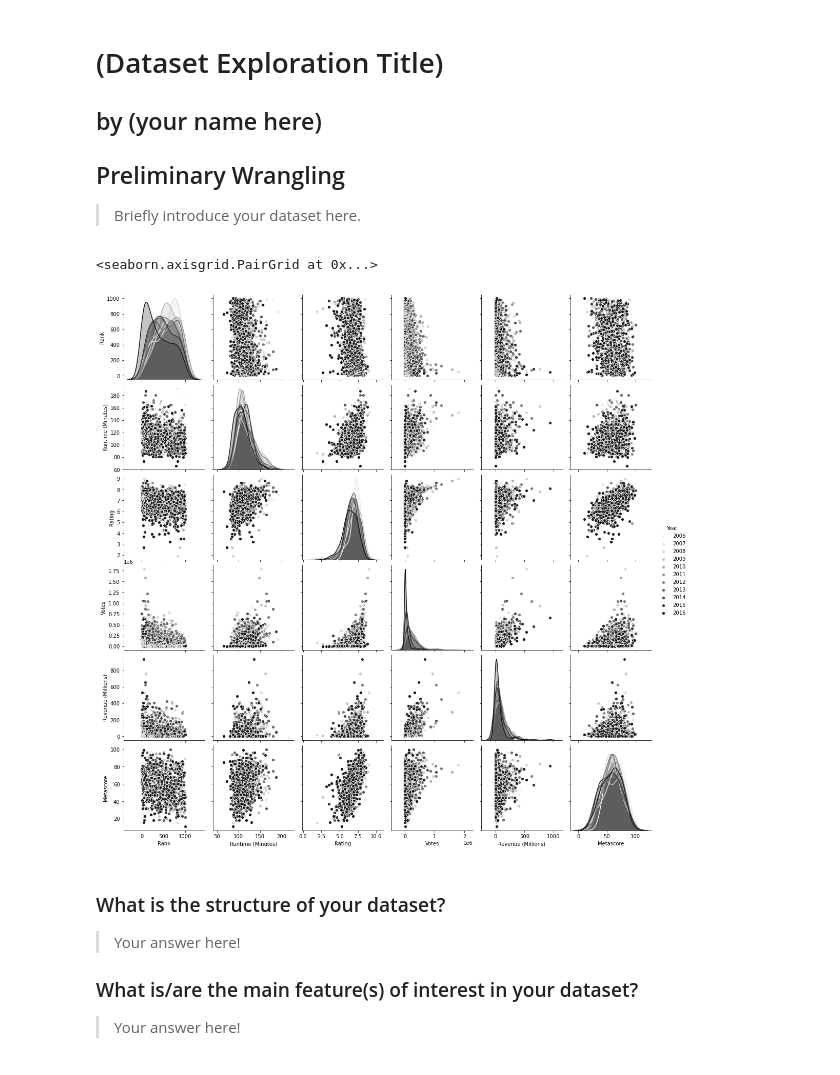
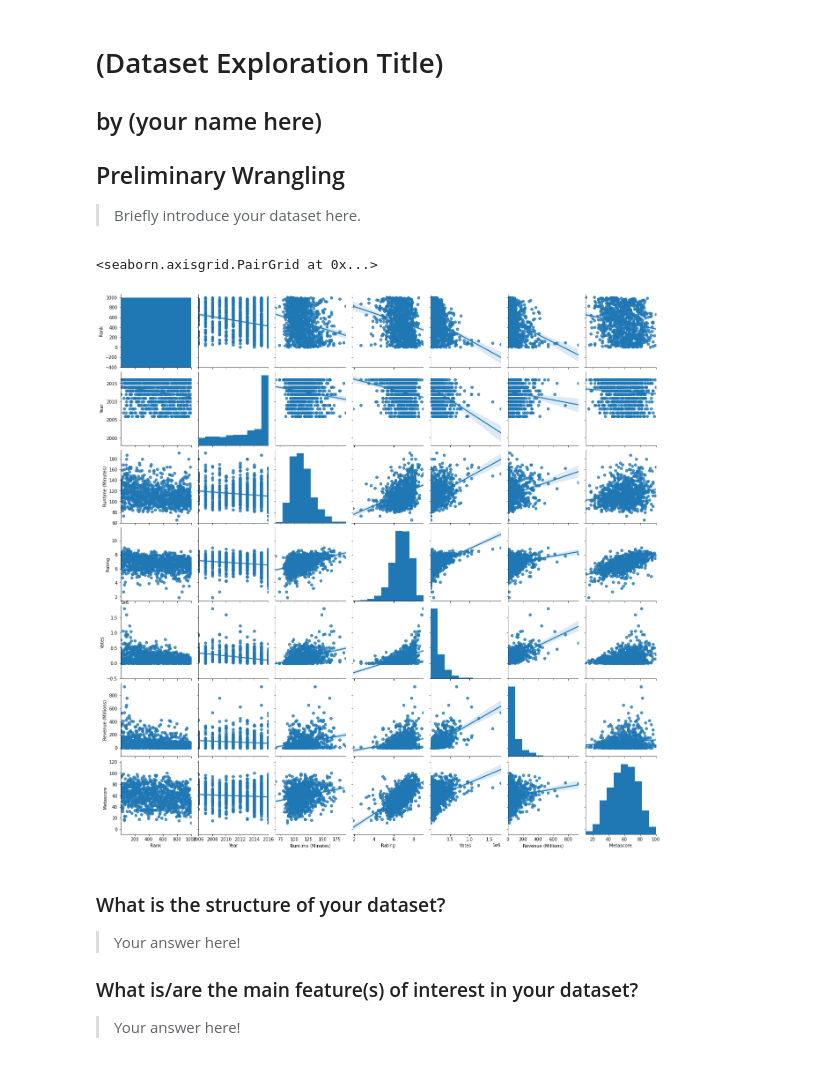
Before and after one commit to yufrances90/Communicate-Data-Findings, a Jupyter notebook: exploration_template-Copy1.ipynb, the cells around one changed output. Saved outputs shown, nothing was run; the diff lists cells and outputs as text; code cells hidden in the pictures.

```diff
--- a/exploration_template-Copy1.ipynb
+++ b/exploration_template-Copy1.ipynb
@@ -21,10 +21,10 @@ data_filepath = os.path.join(data_dir, 'IMDB-Movie-Data.csv')
 
 df = pd.read_csv(data_filepath)
 # %%
-sns.pairplot(df, palette='Greys', hue="Year")
+sns.pairplot(df, kind="reg")
 # %% [output]
 <seaborn.axisgrid.PairGrid at 0x...>
-[figure, old version]
+[figure, new version]
 # %%
 genre_only_df = pd.DataFrame(df.Genre.str.split(',').tolist(), index=df.Title).stack()
 
```
Also changed, not shown: parts of 8 cells of this notebook.
